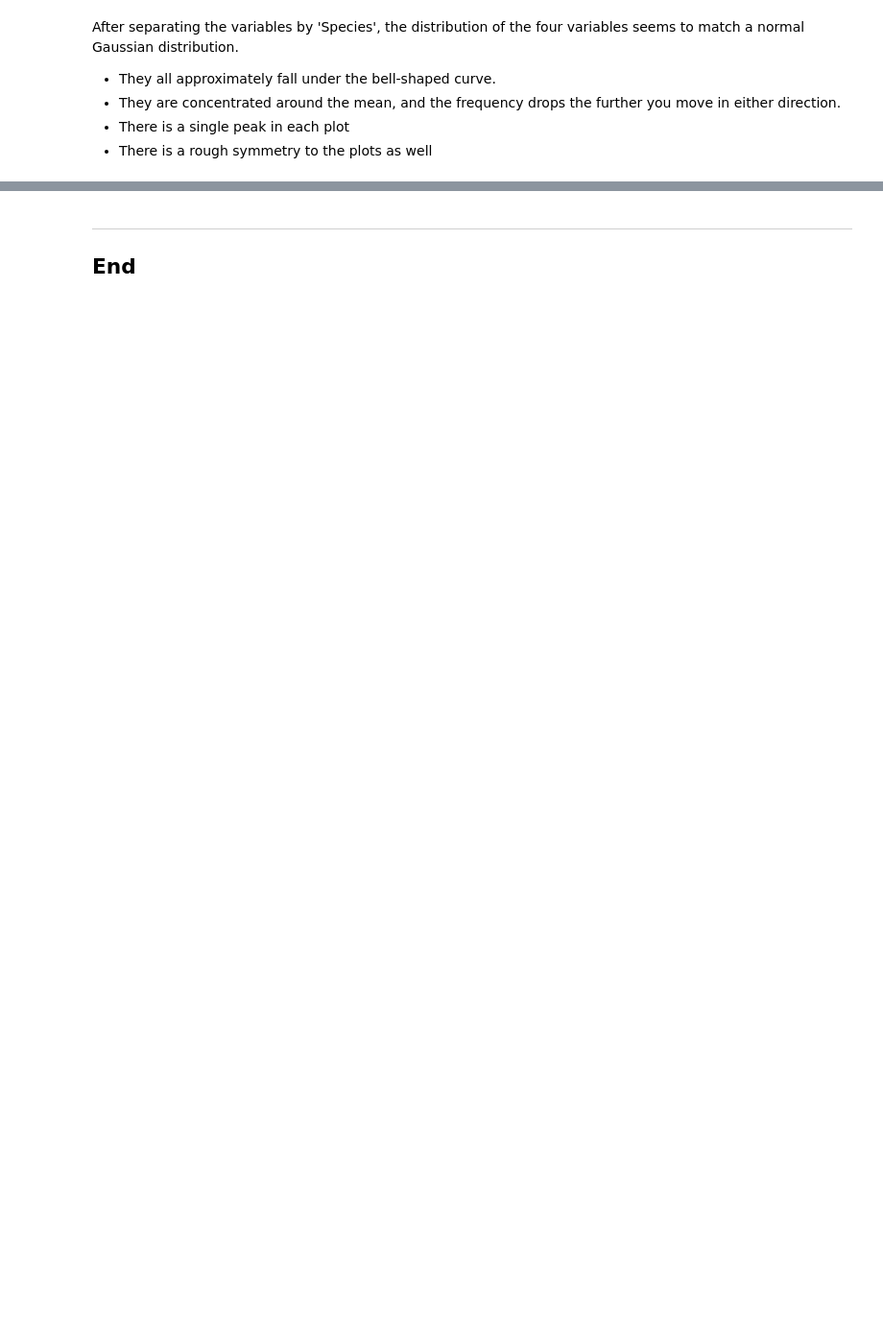
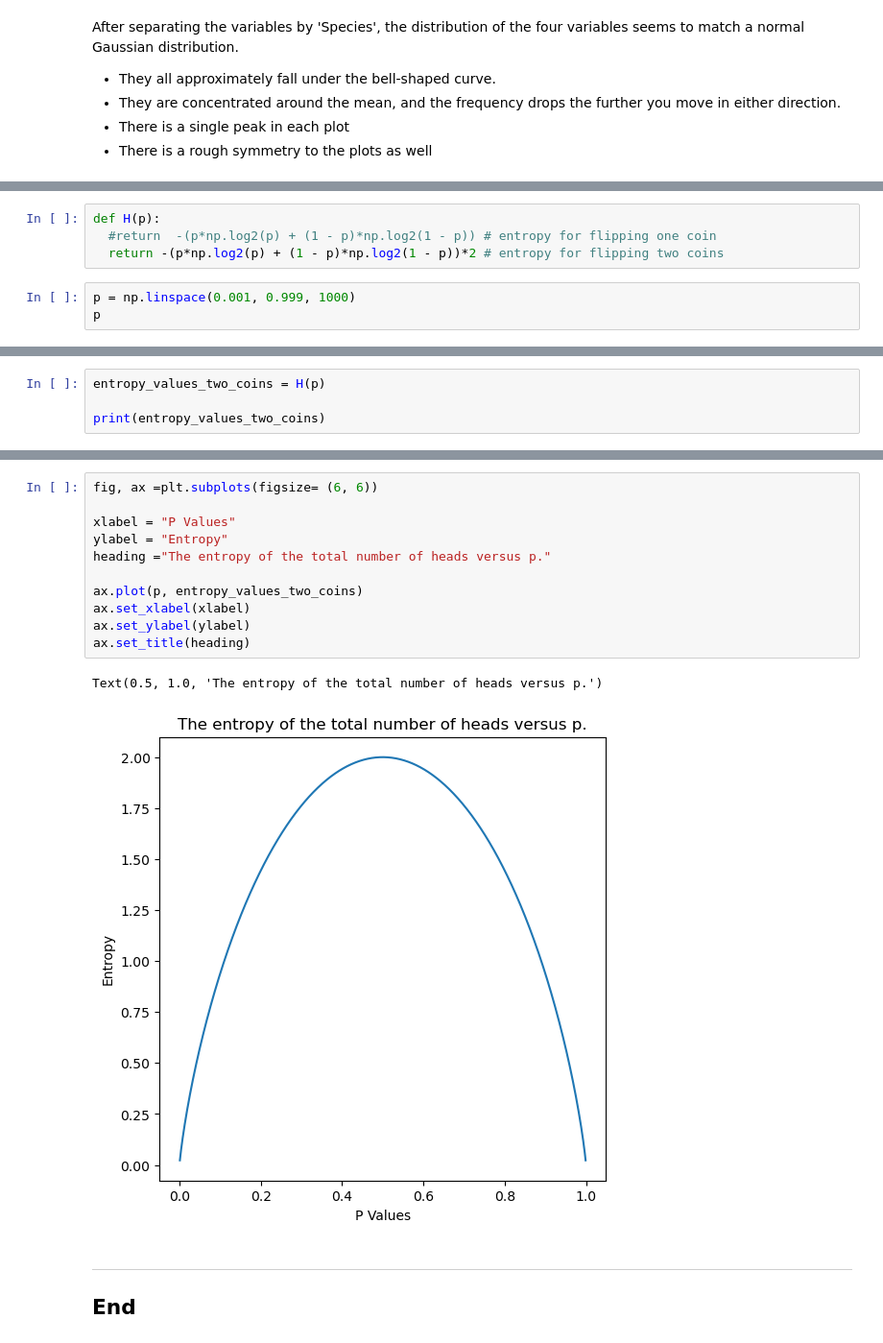
Before and after one commit to Kevin002023/FODA, a Jupyter notebook: tasks.ipynb, the cells around one changed output, grey strips where cells are left out. Shown: that part at 96% size. Saved outputs shown, nothing was run; the diff lists cells and outputs as text; blank space fills up the shorter version.

```diff
--- a/tasks.ipynb
+++ b/tasks.ipynb
@@ -322,0 +342,7 @@ After separating the variables by 'Species', the distribution of the four variab
+# %%
+def H(p):
+  #return  -(p*np.log2(p) + (1 - p)*np.log2(1 - p)) # entropy for flipping one coin
+  return -(p*np.log2(p) + (1 - p)*np.log2(1 - p))*2 # entropy for flipping two coins
+# %%
+p = np.linspace(0.001, 0.999, 1000)
+p
@@ -322,0 +367,4 @@ After separating the variables by 'Species', the distribution of the four variab
+# %%
+entropy_values_two_coins = H(p)
+
+print(entropy_values_two_coins)
@@ -323,3 +389,17 @@ After separating the variables by 'Species', the distribution of the four variab
+# %%
+fig, ax =plt.subplots(figsize= (6, 6))
+
+xlabel = "P Values"
+ylabel = "Entropy"
+heading ="The entropy of the total number of heads versus p."
+
+ax.plot(p, entropy_values_two_coins)
+ax.set_xlabel(xlabel)
+ax.set_ylabel(ylabel)
+ax.set_title(heading)
+# %% [output]
+Text(0.5, 1.0, 'The entropy of the total number of heads versus p.')
+[figure, added]
 # %% [markdown]
 ***
 
```
Also changed, not shown: parts of 21 cells of this notebook, 3 other files.
